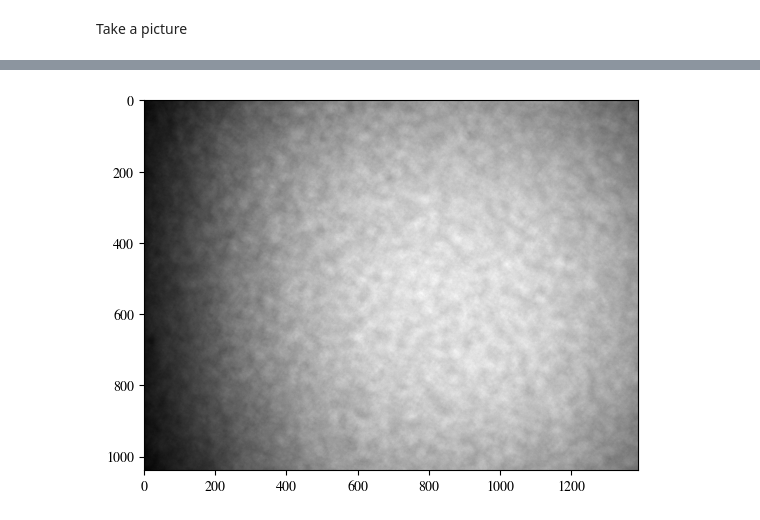
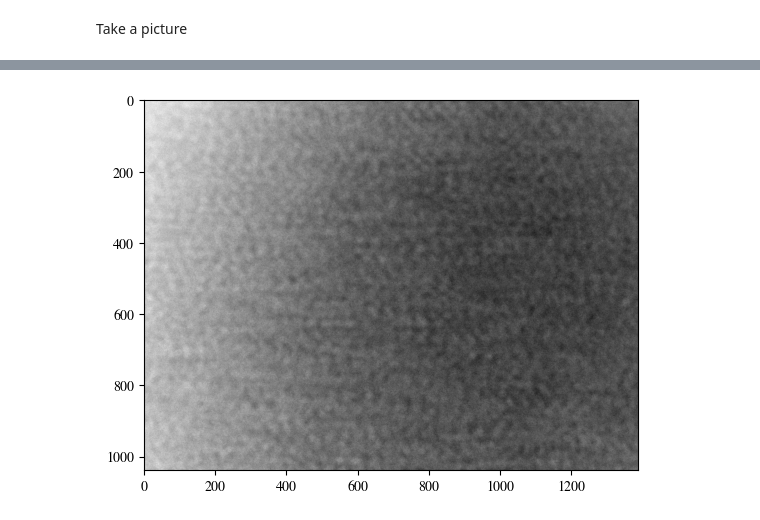
Before and after one commit to LJones-physics/lab_control, a Jupyter notebook: Experiment_Control.ipynb, the cells around one changed output, grey strips where cells are left out. Drawn from its saved outputs; the diff is of its cells as text; code cells hidden in the pictures.

```diff
--- a/Experiment_Control.ipynb
+++ b/Experiment_Control.ipynb
@@ -241,12 +241,13 @@ frame = opt_setup.q_single.get()
 
 img = frame[1]
 
-plt.imshow(img.squeeze(), cmap='gray')
+plt.imshow(img.squeeze()-avg_image, cmap='gray')
+#plt.imshow(img.squeeze(), cmap='gray')
 plt.show()
 
 custom_name = "C:\\Users\\lj500\\OneDrive - University of Exeter\\Desktop\\Imaging & tracking objects behind a scattering medium\\data\\blank_speckle\\speckle_32286_micro_s_aperture.png"
 
-plt.imsave(custom_name, img.squeeze(), cmap="gray")
+#plt.imsave(custom_name, img.squeeze(), cmap="gray")
 
 opt_setup._cams_off()
 # %% [output]
@@ -255 +256 @@ opt_setup._cams_off()
-[figure, old version]
+[figure, new version]
```
Also changed, not shown: parts of 13 cells of this notebook, 2 other files.
